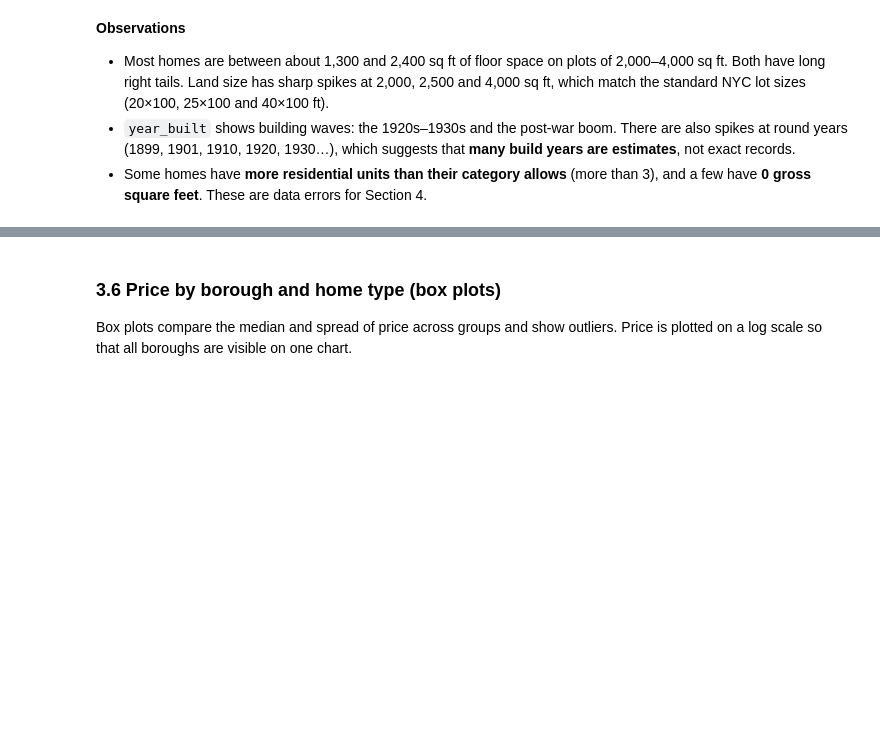
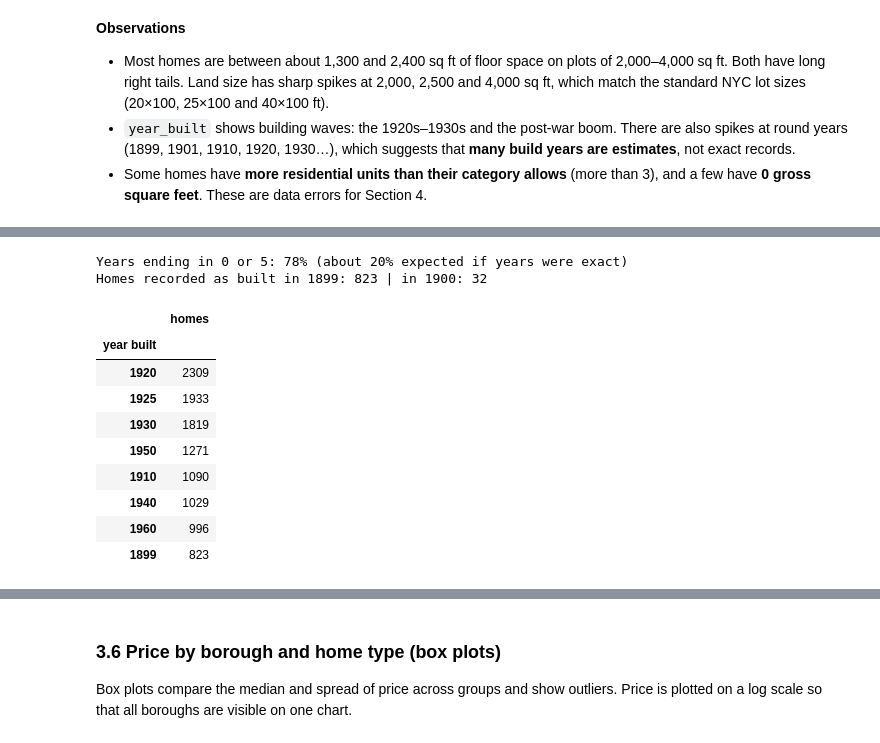
Before and after one commit to nodirbeksolijonov/MLDA-CW1-NYC-Property-Sales, a Jupyter notebook: notebooks/MLDA_CW1_NYC_Property_Sales.ipynb, the cells around one changed output, grey strips where cells are left out. Drawn from its saved outputs; the diff is of its cells as text; code cells hidden in the pictures; blank space fills up the shorter version.

```diff
--- a/notebooks/MLDA_CW1_NYC_Property_Sales.ipynb
+++ b/notebooks/MLDA_CW1_NYC_Property_Sales.ipynb
@@ -493,0 +500,18 @@ plt.show()
+# %%
+yb = df_res["year_built"].dropna()
+print(f"Years ending in 0 or 5: {(yb % 5 == 0).mean():.0%} (about 20% expected if years were exact)")
+print(f"Homes recorded as built in 1899: {(yb == 1899).sum():,} | in 1900: {(yb == 1900).sum():,}")
+yb.astype(int).value_counts().head(8).rename_axis("year built").to_frame("homes")
+# %% [output]
+Years ending in 0 or 5: 78% (about 20% expected if years were exact)
+Homes recorded as built in 1899: 823 | in 1900: 32
+|  | homes |
+| year built |  |
+| 1920 | 2309 |
+| 1925 | 1933 |
+| 1930 | 1819 |
+| 1950 | 1271 |
+| 1910 | 1090 |
+| 1940 | 1029 |
+| 1960 | 996 |
+| 1899 | 823 |
```
Also changed, not shown: parts of 8 cells of this notebook.
